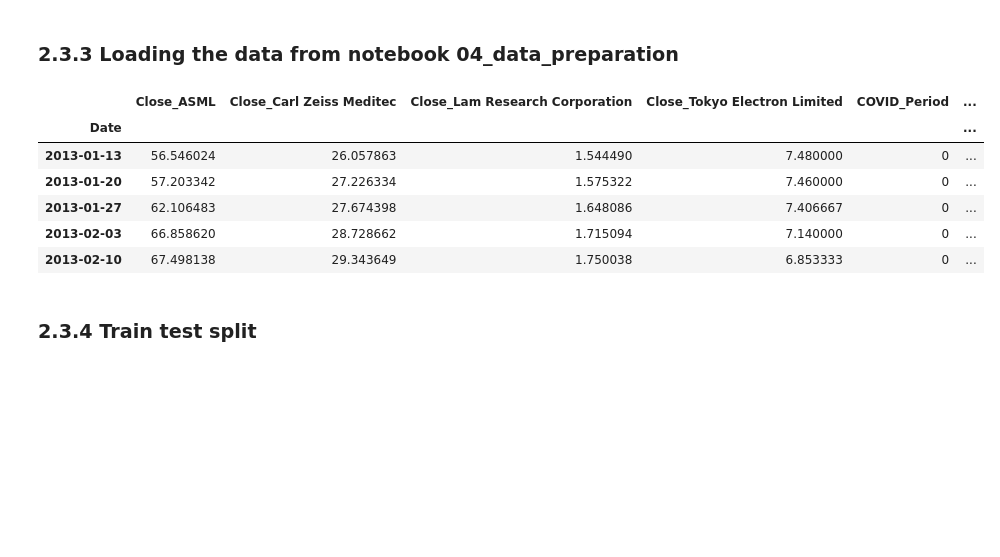
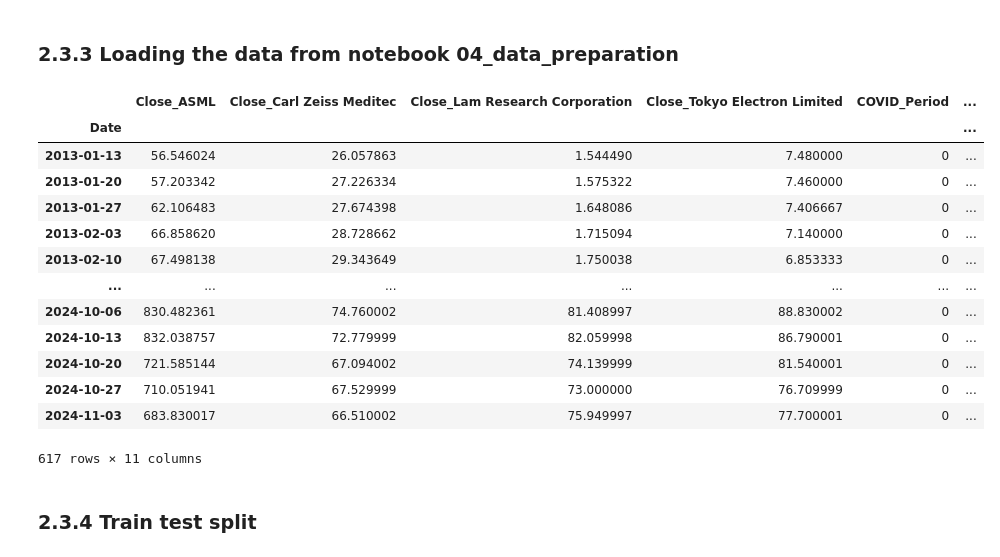
Before and after one commit to mbarriola96/stock_prices_forecasting, a Jupyter notebook: 06_model_comparison.ipynb, the cells around one changed output. Saved outputs shown, nothing was run; the diff lists cells and outputs as text; code cells hidden in the pictures; blank space fills up the shorter version.

```diff
--- a/06_model_comparison.ipynb
+++ b/06_model_comparison.ipynb
@@ -48,25 +48,32 @@ Importing plotly failed. Interactive plots will not work.
 # %%
 weekly_data_combination = pd.read_csv(input_data, sep=';')
 
 # Ensure the 'Date' column is in datetime format
 weekly_data_combination['Date'] = pd.to_datetime(weekly_data_combination['Date'])
 
 # Set the 'Date' column as the index to make it a DatetimeIndex
 weekly_data_combination.set_index('Date', inplace=True)
 
 # Explicitly set the frequency of the Date index
 weekly_data_combination = weekly_data_combination.asfreq('W')
 
 
-weekly_data_combination.head()
+weekly_data_combination
 # %% [output]
 |  | Close_ASML | Close_Carl Zeiss Meditec | Close_Lam Research Corporation | Close_Tokyo Electron Limited | COVID_Period | ... |
 | Date |  |  |  |  |  | ... |
 | 2013-01-13 | 56.546024 | 26.057863 | 1.544490 | 7.480000 | 0 | ... |
 | 2013-01-20 | 57.203342 | 27.226334 | 1.575322 | 7.460000 | 0 | ... |
 | 2013-01-27 | 62.106483 | 27.674398 | 1.648086 | 7.406667 | 0 | ... |
 | 2013-02-03 | 66.858620 | 28.728662 | 1.715094 | 7.140000 | 0 | ... |
 | 2013-02-10 | 67.498138 | 29.343649 | 1.750038 | 6.853333 | 0 | ... |
+| ... | ... | ... | ... | ... | ... | ... |
+| 2024-10-06 | 830.482361 | 74.760002 | 81.408997 | 88.830002 | 0 | ... |
+| 2024-10-13 | 832.038757 | 72.779999 | 82.059998 | 86.790001 | 0 | ... |
+| 2024-10-20 | 721.585144 | 67.094002 | 74.139999 | 81.540001 | 0 | ... |
+| 2024-10-27 | 710.051941 | 67.529999 | 73.000000 | 76.709999 | 0 | ... |
+| 2024-11-03 | 683.830017 | 66.510002 | 75.949997 | 77.700001 | 0 | ... |
+617 rows × 11 columns
 # %% [markdown]
 ### 2.3.4 Train test split
 # %% [markdown]
```
Also changed, not shown: parts of 7 cells of this notebook, 1 other file.
